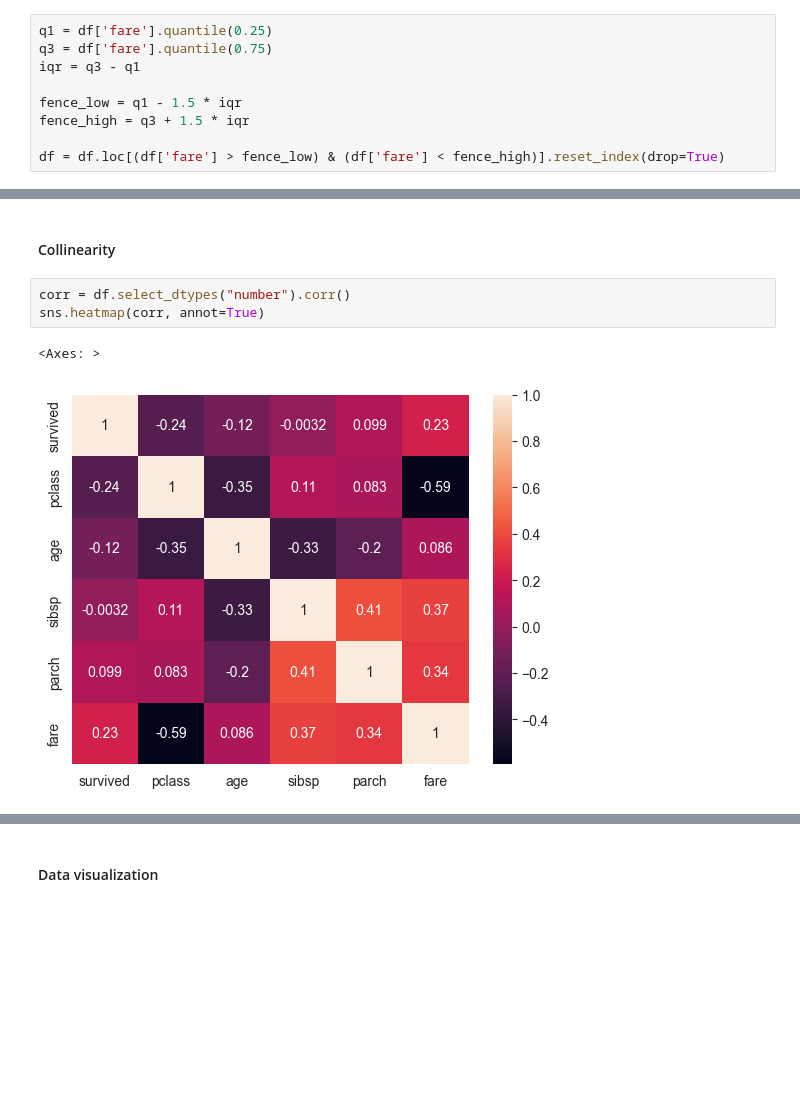
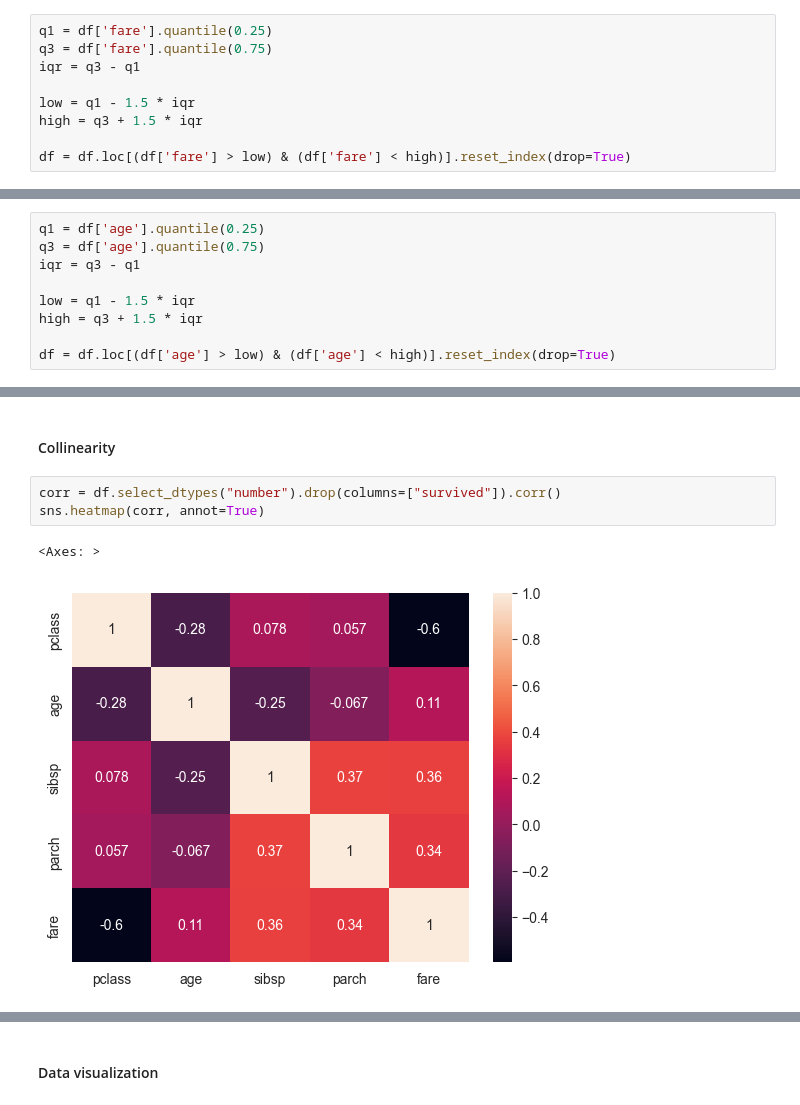
Before and after one commit to ishahzaibkhan/titanic_seaborn, a Jupyter notebook: main.ipynb, the cells around one changed output, grey strips where cells are left out. Saved outputs shown, nothing was run; the diff lists cells and outputs as text; blank space fills up the shorter version.

```diff
--- a/main.ipynb
+++ b/main.ipynb
@@ -144,7 +155,7 @@ q1 = df['fare'].quantile(0.25)
 q3 = df['fare'].quantile(0.75)
 iqr = q3 - q1
 
-fence_low = q1 - 1.5 * iqr
-fence_high = q3 + 1.5 * iqr
+low = q1 - 1.5 * iqr
+high = q3 + 1.5 * iqr
 
-df = df.loc[(df['fare'] > fence_low) & (df['fare'] < fence_high)].reset_index(drop=True)
+df = df.loc[(df['fare'] > low) & (df['fare'] < high)].reset_index(drop=True)
@@ -151,3 +164,12 @@ df = df.loc[(df['fare'] > fence_low) & (df['fare'] < fence_high)].reset_index(dr
+# %%
+q1 = df['age'].quantile(0.25)
+q3 = df['age'].quantile(0.75)
+iqr = q3 - q1
+
+low = q1 - 1.5 * iqr
+high = q3 + 1.5 * iqr
+
+df = df.loc[(df['age'] > low) & (df['age'] < high)].reset_index(drop=True)
 # %% [markdown]
 #### Column Equivalence
 # %%
@@ -218,11 +250,11 @@ df[["fare"]] = df[["fare"]].astype("uint16")
 # %% [markdown]
 #### Collinearity
 # %%
-corr = df.select_dtypes("number").corr()
+corr = df.select_dtypes("number").drop(columns=["survived"]).corr()
 sns.heatmap(corr, annot=True)
 # %% [output]
 <Axes: >
-[figure, old version]
+[figure, new version]
 # %%
 df.info()
 # %% [output]
```
Also changed, not shown: parts of 15 cells of this notebook.
